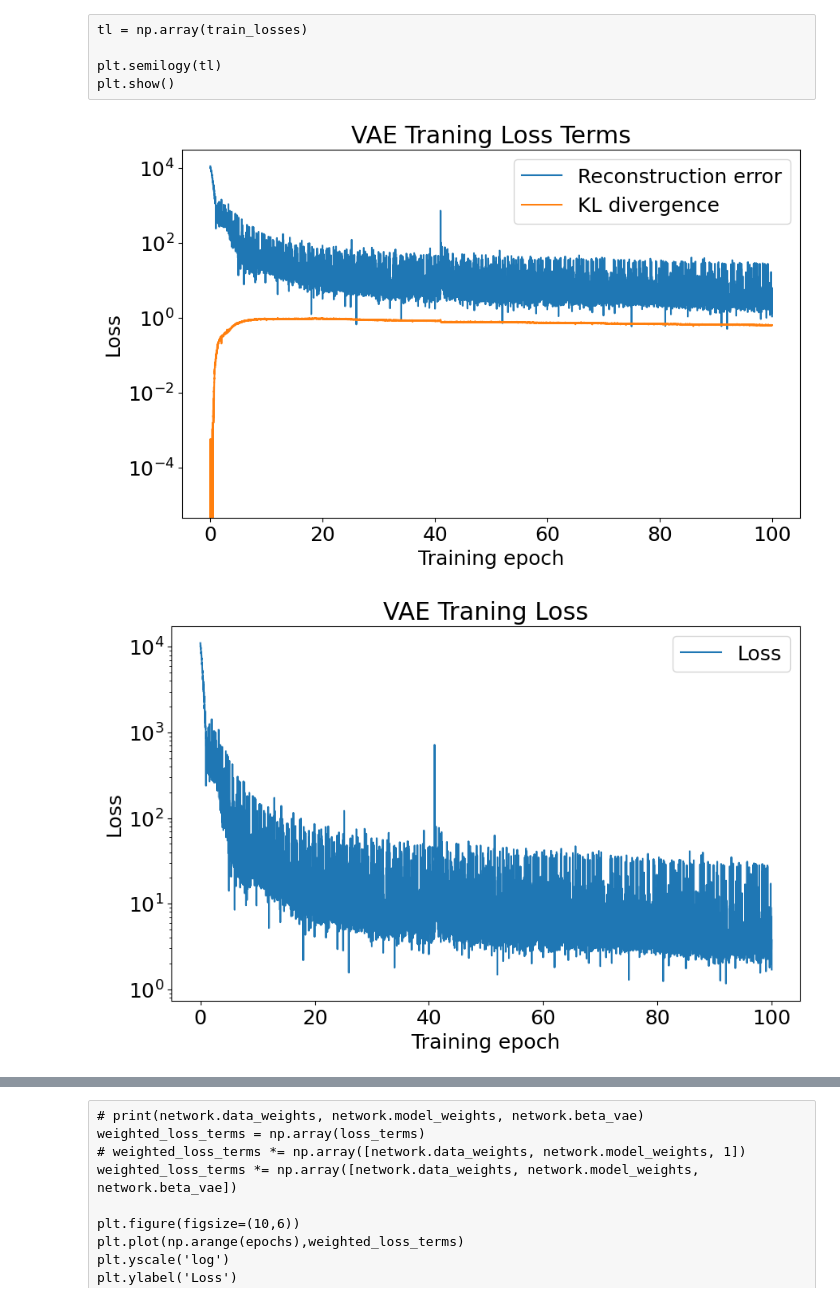
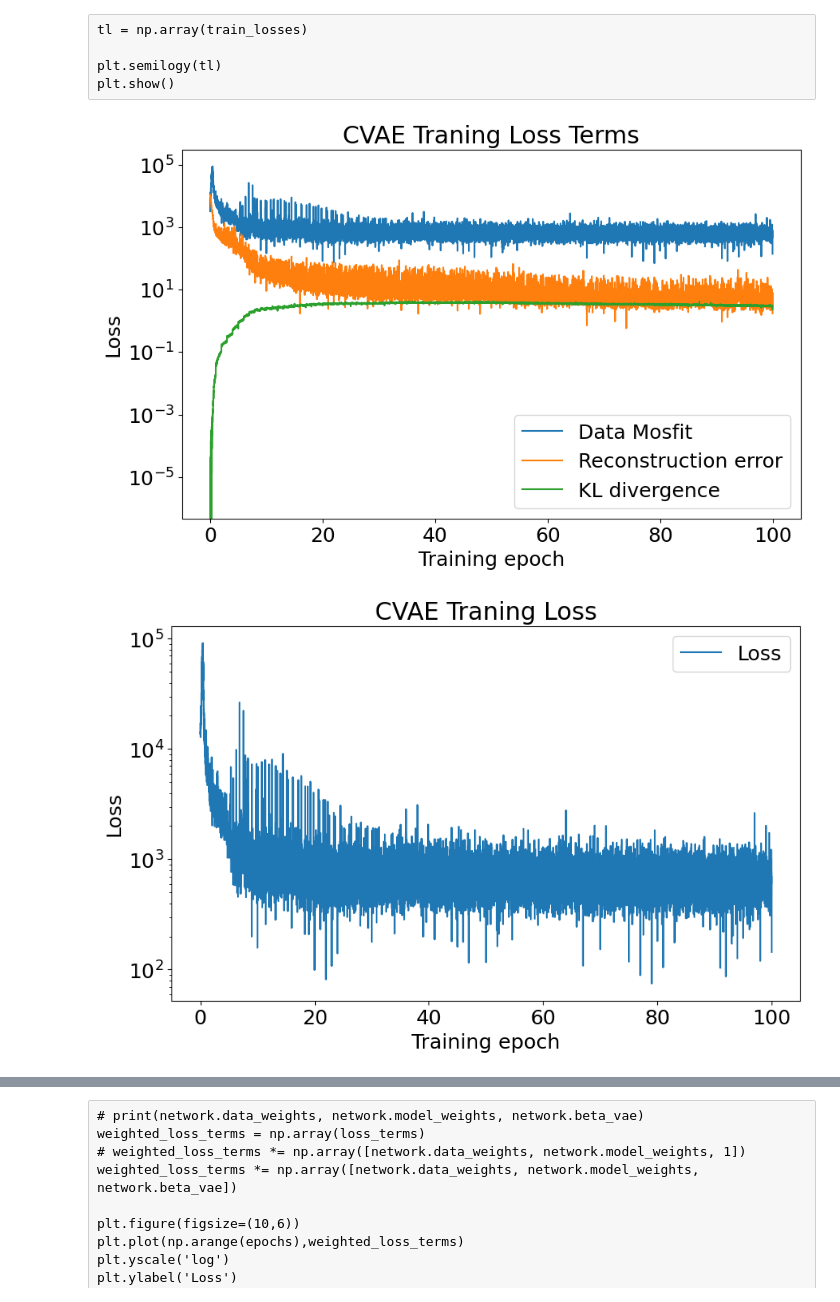
Before and after one commit to sarafhirsch/EM-CVAE-Graduate_Research, a Jupyter notebook: MT_64_Updated.ipynb, the cells around one changed output, grey strips where cells are left out. Drawn from its saved outputs; the diff is of its cells as text; code cells hidden in the pictures.

Commit message:
CVAE Thesis Draft

```diff
--- a/MT_64_Updated.ipynb
+++ b/MT_64_Updated.ipynb
@@ -848,7 +848,7 @@ for epoch in range(1, epochs + 1):
         # z_mean, z_logvar = network.encode(train_x)
         # print(z_mean.dtype, z_logvar.dtype)
         train_loss, train_term = vae.compute_apply_gradients(network, train_x, optimizer, beta,
-                                    use_data_misfit=False)
+                                    use_data_misfit=True)
         #train_losses.append(train_loss.numpy())
         train_terms.append([tt.numpy() for tt in train_term])
         train_losses.append(train_loss)
@@ -867,21 +867,22 @@ for epoch in range(1, epochs + 1):
     validate_terms.append([tt.numpy() for tt in val_term])
 
     # CVAE print function
-    # print('Epoch: {}, Data misfit: {:.4}, '
+    print('Epoch: {}, Data misfit: {:.4}, '
+          'Reconstruction: {:.4}, '
+          'KL: {:.4}, '
+          'Elapsed {:.4} s'.format(epoch, train_term[0], train_term[1], train_term[2],
+                                #elbo,
+                                end_time - start_time))
+
+    # VAE print function
+    # print('Epoch: {}, '
     #       'Reconstruction: {:.4}, '
     #       'KL: {:.4}, '
-    #       'Elapsed {:.4} s'.format(epoch, train_term[0], train_term[1], train_term[2],
+    #       'Elapsed {:.4} s'.format(epoch, train_term[0], train_term[1],
     #                             #elbo,
     #                             end_time - start_time))
-
-    # VAE print function
-    print('Epoch: {}, '
-          'Reconstruction: {:.4}, '
-          'KL: {:.4}, '
-          'Elapsed {:.4} s'.format(epoch, train_term[0], train_term[1],
-                                #elbo,
-                                end_time - start_time))
     print('loss', train_loss)
+    print('beta', beta)
 
     if epoch % 1e3 == 0:
         network.plot_models(save2file=True,folder=run,samples=zd_input.shape[0],
@@ -1000,17 +1009,17 @@ plt.show()
 # %%
 tt = np.array(train_terms)
 batches_per_epoch = tf.data.experimental.cardinality(train_dataset).numpy()
 num_batches = tt.shape[0]
 plt.figure(figsize=(10,6))
 plt.semilogy(np.arange(num_batches)/batches_per_epoch, tt)
 plt.ylabel('Loss')
 plt.xlabel('Training epoch')
-plt.title("VAE Traning Loss Terms")
-plt.legend(['Reconstruction error', 'KL divergence'])
+plt.title("CVAE Traning Loss Terms")
+plt.legend(['Data Mosfit','Reconstruction error', 'KL divergence'])
 plt.savefig('training_loss_'+run+'_w.png')
 plt.show()
 # %% [output]
-[figure, old version]
+[figure, new version]
 # %%
 tl = np.array(train_losses)
 batches_per_epoch = tf.data.experimental.cardinality(train_dataset).numpy()
@@ -1019,12 +1028,12 @@ plt.figure(figsize=(10,6))
 plt.semilogy(np.arange(num_batches)/batches_per_epoch, tl)
 plt.ylabel('Loss')
 plt.xlabel('Training epoch')
-plt.title("VAE Traning Loss")
+plt.title("CVAE Traning Loss")
 plt.legend(['Loss'])
 plt.savefig('training_loss_'+run+'_w.png')
 plt.show()
 # %% [output]
-[figure, old version]
+[figure, new version]
 # %%
 plt.figure(figsize=(10,6))
 plt.plot(np.arange(epochs),validate_terms)
```
Also changed, not shown: parts of 28 cells of this notebook, 8 other files.
